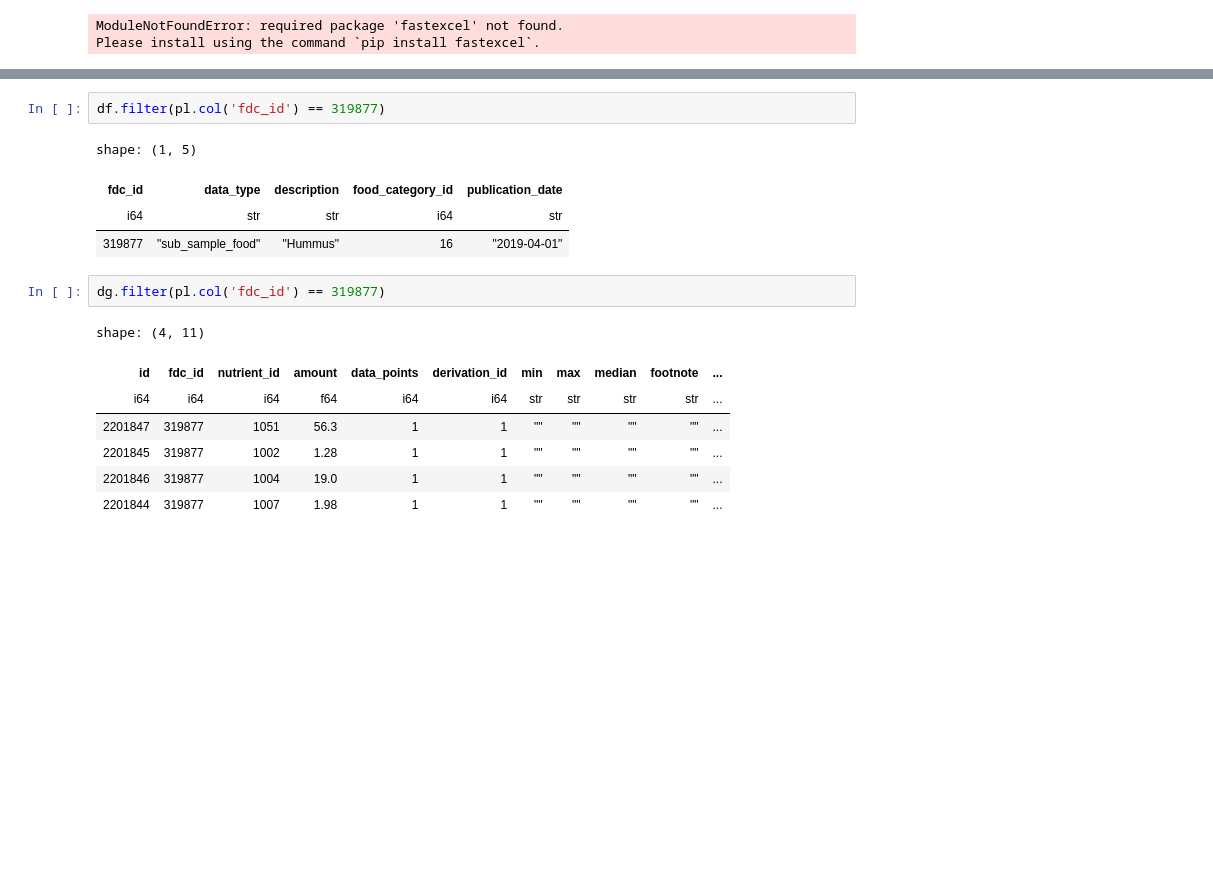
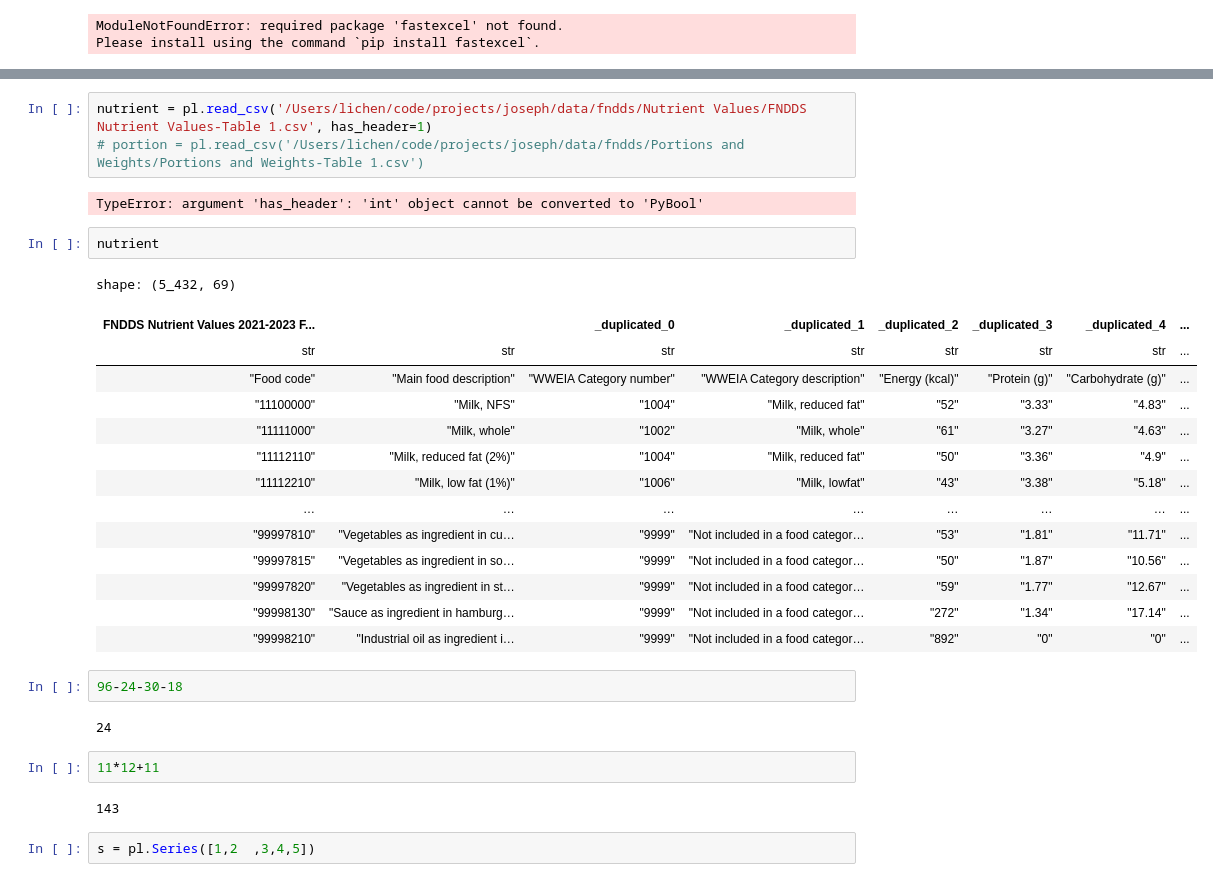
Before and after one commit to nehcili/joseph, a Jupyter notebook: notesbooks/sractch_v0.ipynb, the cells around one changed output, grey strips where cells are left out. Drawn from its saved outputs; the diff is of its cells as text; blank space fills up the shorter version.

```diff
--- a/notesbooks/sractch_v0.ipynb
+++ b/notesbooks/sractch_v0.ipynb
@@ -45,17 +32,32 @@ shape: (155_243, 11)
 # %%
-df.filter(pl.col('fdc_id') == 319877)
+nutrient = pl.read_csv('/Users/lichen/code/projects/joseph/data/fndds/Nutrient Values/FNDDS Nutrient Values-Table 1.csv', has_header=1)
+# portion = pl.read_csv('/Users/lichen/code/projects/joseph/data/fndds/Portions and Weights/Portions and Weights-Table 1.csv')
 # %% [output]
-shape: (1, 5)
+TypeError: argument 'has_header': 'int' object cannot be converted to 'PyBool'
-| fdc_id | data_type | description | food_category_id | publication_date |
-| i64 | str | str | i64 | str |
-| 319877 | "sub_sample_food" | "Hummus" | 16 | "2019-04-01" |
 # %%
-dg.filter(pl.col('fdc_id') == 319877)
+nutrient
 # %% [output]
-shape: (4, 11)
+shape: (5_432, 69)
-| id | fdc_id | nutrient_id | amount | data_points | derivation_id | min | max | median | footnote | ... |
-| i64 | i64 | i64 | f64 | i64 | i64 | str | str | str | str | ... |
-| 2201847 | 319877 | 1051 | 56.3 | 1 | 1 | "" | "" | "" | "" | ... |
-| 2201845 | 319877 | 1002 | 1.28 | 1 | 1 | "" | "" | "" | "" | ... |
-| 2201846 | 319877 | 1004 | 19.0 | 1 | 1 | "" | "" | "" | "" | ... |
-| 2201844 | 319877 | 1007 | 1.98 | 1 | 1 | "" | "" | "" | "" | ... |
+| FNDDS Nutrient Values 2021-2023 F... |  | _duplicated_0 | _duplicated_1 | _duplicated_2 | _duplicated_3 | _duplicated_4 | ... |
+| str | str | str | str | str | str | str | ... |
+| "Food code" | "Main food description" | "WWEIA Category number" | "WWEIA Category description" | "Energy (kcal)" | "Protein (g)" | "Carbohydrate (g)" | ... |
+| "11100000" | "Milk, NFS" | "1004" | "Milk, reduced fat" | "52" | "3.33" | "4.83" | ... |
+| "11111000" | "Milk, whole" | "1002" | "Milk, whole" | "61" | "3.27" | "4.63" | ... |
+| "11112110" | "Milk, reduced fat (2%)" | "1004" | "Milk, reduced fat" | "50" | "3.36" | "4.9" | ... |
+| "11112210" | "Milk, low fat (1%)" | "1006" | "Milk, lowfat" | "43" | "3.38" | "5.18" | ... |
+| … | … | … | … | … | … | … | ... |
+| "99997810" | "Vegetables as ingredient in cu… | "9999" | "Not included in a food categor… | "53" | "1.81" | "11.71" | ... |
+| "99997815" | "Vegetables as ingredient in so… | "9999" | "Not included in a food categor… | "50" | "1.87" | "10.56" | ... |
+| "99997820" | "Vegetables as ingredient in st… | "9999" | "Not included in a food categor… | "59" | "1.77" | "12.67" | ... |
+| "99998130" | "Sauce as ingredient in hamburg… | "9999" | "Not included in a food categor… | "272" | "1.34" | "17.14" | ... |
+| "99998210" | "Industrial oil as ingredient i… | "9999" | "Not included in a food categor… | "892" | "0" | "0" | ... |
+# %%
+96-24-30-18
+# %% [output]
+24
+# %%
+11*12+11
+# %% [output]
+143
+# %%
+s = pl.Series([1,2  ,3,4,5])
```
Also changed, not shown: parts of 3 cells of this notebook, 12 other files.
